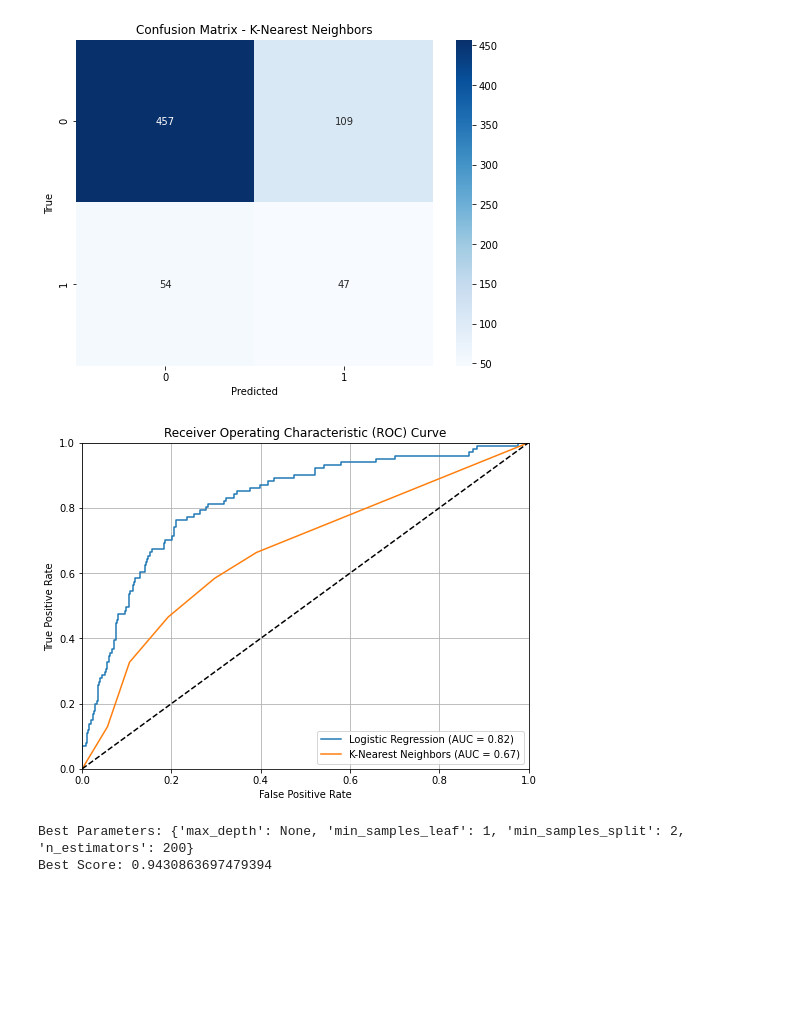
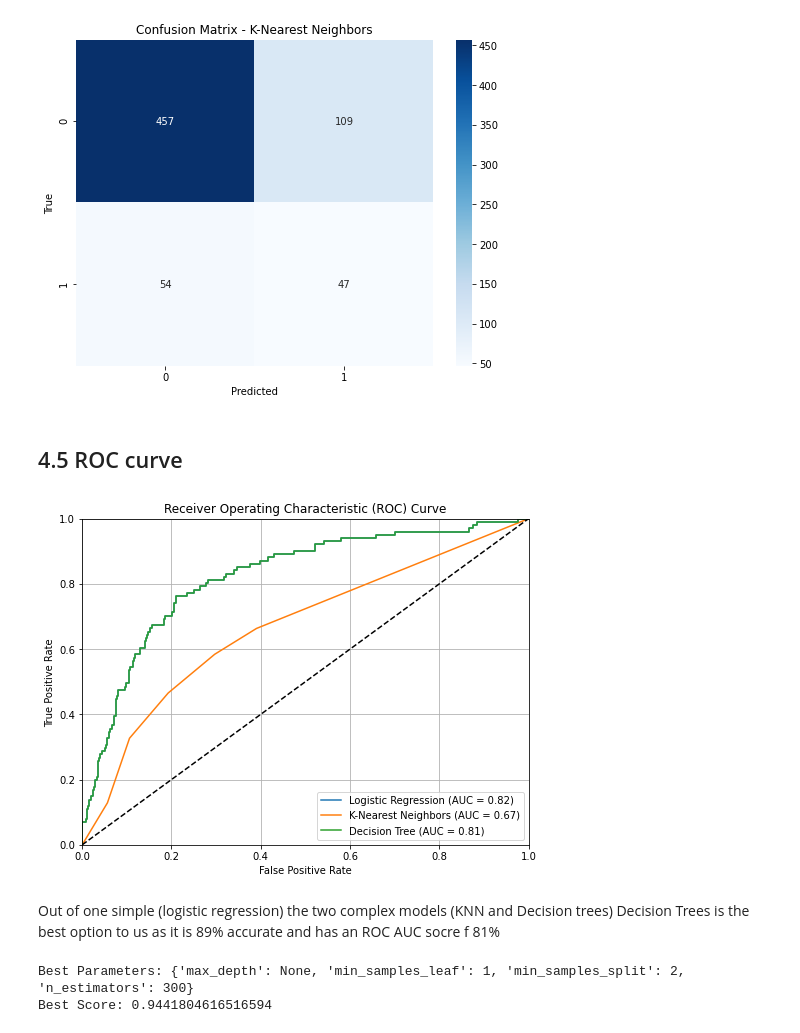
Before and after one commit to Ingavi39/Phase-3-project-, a Jupyter notebook: Phase 3 project.ipynb, the cells around one changed output. Drawn from its saved outputs; the diff is of its cells as text; code cells hidden in the pictures; blank space fills up the shorter version.

```diff
--- a/Phase 3 project.ipynb
+++ b/Phase 3 project.ipynb
@@ -410,8 +425,8 @@ F1 Score: 0.5119453924914675
 # %%
 # Decision tree model classifier
-decision_tree = DecisionTreeClassifier(random_state=110)
-decision_tree.fit(X_train_resample, y_train_resample)
-y_pred_dt = decision_tree.predict(X_test)
+dt = DecisionTreeClassifier(random_state=110)
+dt.fit(X_train_resample, y_train_resample)
+y_pred_dt = dt.predict(X_test)
 # %%
 accuracy = accuracy_score(y_test, y_pred_dt)
 precision = precision_score(y_test, y_pred_dt)
@@ -473,36 +487,43 @@ Precision: 0.30128205128205127
 Recall: 0.46534653465346537
 F1 Score: 0.3657587548638132
 [figure]
+# %% [markdown]
+## 4.5 ROC curve
 # %%
 # Logistic Regression
 logreg_proba = logreg.predict_proba(X_test)[:, 1]
 logreg_fpr, logreg_tpr, _ = roc_curve(y_test, logreg_proba)
 logreg_auc = roc_auc_score(y_test, logreg_proba)
 
+# Decision Tree
+dt_proba = dt.predict_proba(X_test)[:, 1]
+dt_fpr, dt_tpr, _ = roc_curve(y_test, logreg_proba)
+dt_auc = roc_auc_score(y_test, dt_proba)
 # KNN
 knn_proba = knn.predict_proba(X_test)[:, 1]
 knn_fpr, knn_tpr, _ = roc_curve(y_test, knn_proba)
 knn_auc = roc_auc_score(y_test, knn_proba)
 
-# Plot ROC Curves
 plt.figure(figsize=(8, 6))
 plt.plot(logreg_fpr, logreg_tpr, label='Logistic Regression (AUC = {:.2f})'.format(logreg_auc))
 plt.plot(knn_fpr, knn_tpr, label='K-Nearest Neighbors (AUC = {:.2f})'.format(knn_auc))
+plt.plot(dt_fpr, dt_tpr, label='Decision Tree (AUC = {:.2f})'.format(dt_auc))
 plt.plot([0, 1], [0, 1], 'k--')  # Random guessing line
 plt.xlim([0.0, 1.0])
 plt.ylim([0.0, 1.0])
 plt.xlabel('False Positive Rate')
 plt.ylabel('True Positive Rate')
 plt.title('Receiver Operating Characteristic (ROC) Curve')
 plt.legend(loc='lower right')
 plt.grid(True)
 plt.show()
 # %% [output]
-[figure, old version]
+[figure, new version]
+# %% [markdown]
+Out of one simple (logistic regression) the two complex models (KNN and Decision trees) Decision Trees is the best option to us as it is 89% accurate and has an ROC AUC socre f 81%
 # %%
-from sklearn.pipeline import Pipeline
 pipeline = Pipeline(steps=[('preprocessor', preprocessor),
-                           ('classifier', RandomForestClassifier(random_state=110))])
+                           ('classifier', DecisionTreeClassifier(random_state=110))])
 
 param_grid = {
     'n_estimators': [100, 200, 300],
@@ -511,7 +532,7 @@ param_grid = {
     'min_samples_leaf': [1, 2, 4]
 }
 
-knn = KNeighborsClassifier()
+dt_classifier = DecisionTreeClassifier()
 
 grid_search = GridSearchCV(estimator=rf, param_grid=param_grid, cv=5)
 grid_search.fit(X_train_resample, y_train_resample)
@@ -522,5 +543,5 @@ best_score = grid_search.best_score_
 print("Best Parameters:", best_params)
 print("Best Score:", best_score)
 # %% [output]
-Best Parameters: {'max_depth': None, 'min_samples_leaf': 1, 'min_samples_split': 2, 'n_estimators': 200}
-Best Score: 0.9430863697479394
+Best Parameters: {'max_depth': None, 'min_samples_leaf': 1, 'min_samples_split': 2, 'n_estimators': 300}
+Best Score: 0.9441804616516594
```
Also changed, not shown: parts of 38 cells of this notebook, 1 other file.
